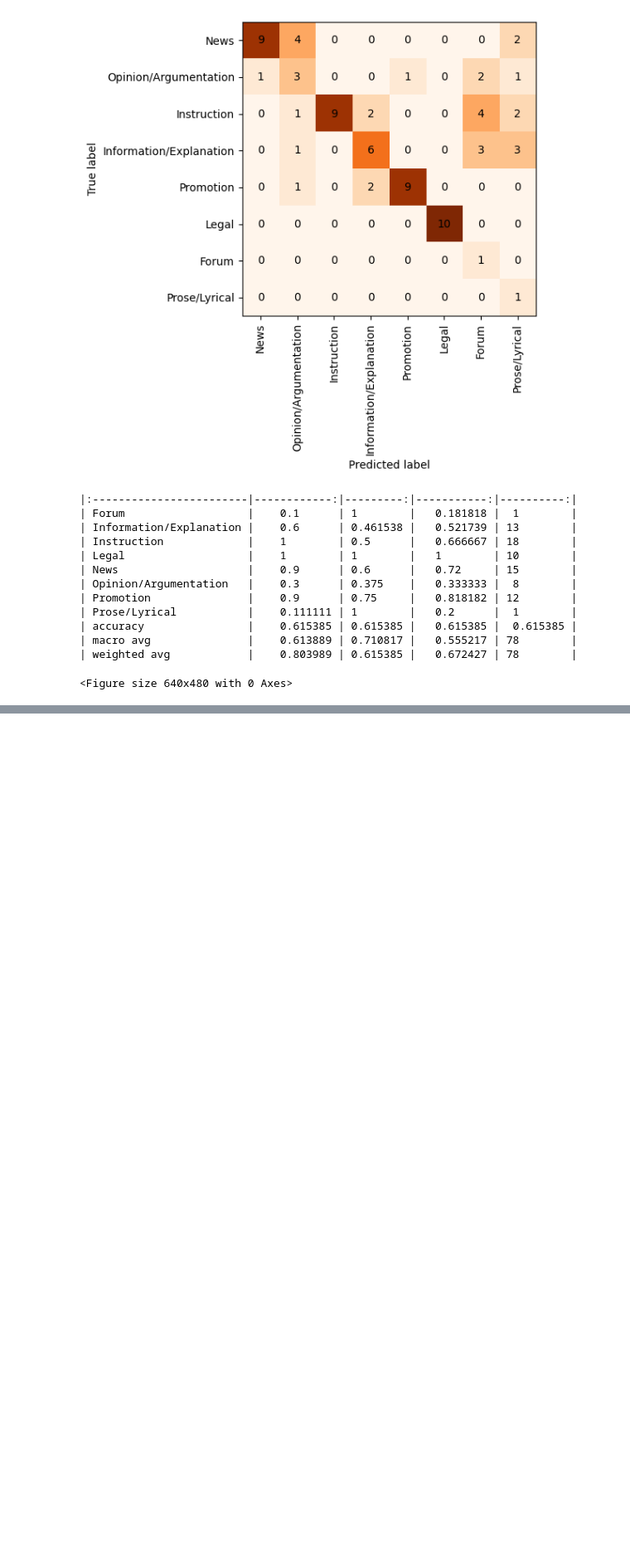
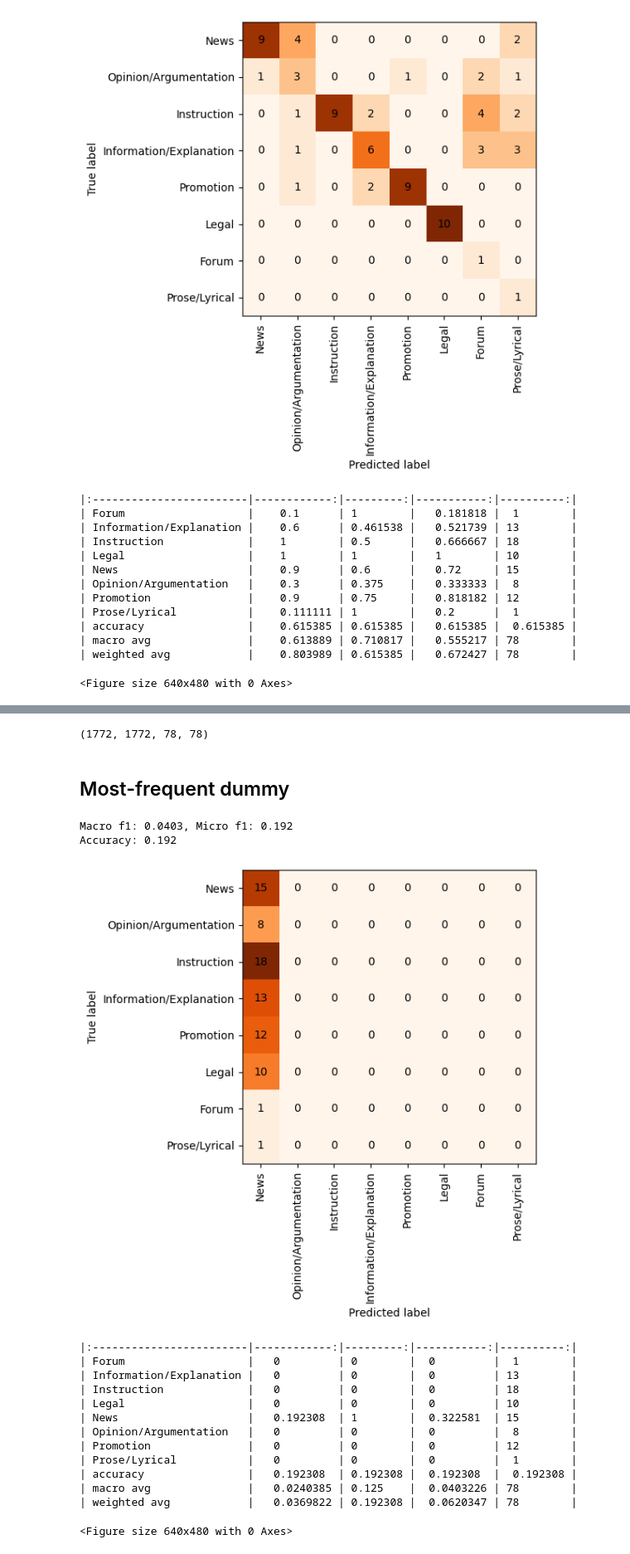
Before and after one commit to TajaKuzman/Crosslingual-Genre-Bias-Analysis, a Jupyter notebook: evaluation-of-annotation.ipynb, the cells around one changed output, grey strips where cells are left out. Shown: that part at 83% size. Drawn from its saved outputs; the diff is of its cells as text; code cells hidden in the pictures; blank space fills up the shorter version.

Commit message:
Added dummy results for Maltese

```diff
--- a/evaluation-of-annotation.ipynb
+++ b/evaluation-of-annotation.ipynb
@@ -205,0 +210,9 @@ Accuracy: 0.615
+# %%
+# Import the dataset on which the X-GENRE classifier was trained
+from datasets import load_dataset
+
+train = load_dataset("TajaKuzman/X-GENRE-multilingual-text-genre-dataset", "train")
+
+train_df = pd.DataFrame(train["train"])
+
+train_df.head()
@@ -205,0 +235,48 @@ Accuracy: 0.615
+# %%
+# Create X_train and Y_train parts, used for sci kit learning
+# We need to split each split (test and train) into an object with just texts and object with just labels. Test df is df_test_clean
+X_train = list(train_df.text)
+Y_train = list(train_df.labels)
+
+X_test = list(df_test_clean.text)
+Y_test = list(df_test_clean["y_pred"])
+
+# See their sizes
+len(X_train), len(Y_train), len(X_test), len(Y_test)
+# %% [output]
+(1772, 1772, 78, 78)
+# %% [markdown]
+## Most-frequent dummy
+# %%
+# Use the Dummy Classifier, with the strategy "most_frequent"
+dummy_mf = DummyClassifier(strategy="most_frequent")
+
+# Train the model
+dummy_mf.fit(X_train, Y_train)
+
+#Get the predictions
+y_pred_mf = dummy_mf.predict(X_test)
+
+# Evaluate the predictions
+y_pred = list(y_pred_mf)
+y_true = df_test_clean["y_true"].to_list()
+labels = list(df_test_clean["y_true"].unique())
+
+results = testing(y_true, y_pred, labels)
+# %% [output]
+Macro f1: 0.0403, Micro f1: 0.192
+Accuracy: 0.192
+[figure, added]
+|:------------------------|------------:|---------:|-----------:|----------:|
+| Forum                   |   0         | 0        |  0         |  1        |
+| Information/Explanation |   0         | 0        |  0         | 13        |
+| Instruction             |   0         | 0        |  0         | 18        |
+| Legal                   |   0         | 0        |  0         | 10        |
+| News                    |   0.192308  | 1        |  0.322581  | 15        |
+| Opinion/Argumentation   |   0         | 0        |  0         |  8        |
+| Promotion               |   0         | 0        |  0         | 12        |
+| Prose/Lyrical           |   0         | 0        |  0         |  1        |
+| accuracy                |   0.192308  | 0.192308 |  0.192308  |  0.192308 |
+| macro avg               |   0.0240385 | 0.125    |  0.0403226 | 78        |
+| weighted avg            |   0.0369822 | 0.192308 |  0.0620347 | 78        |
+<Figure size 640x480 with 0 Axes>
```
Also changed, not shown: parts of 6 cells of this notebook, 1 other file.
